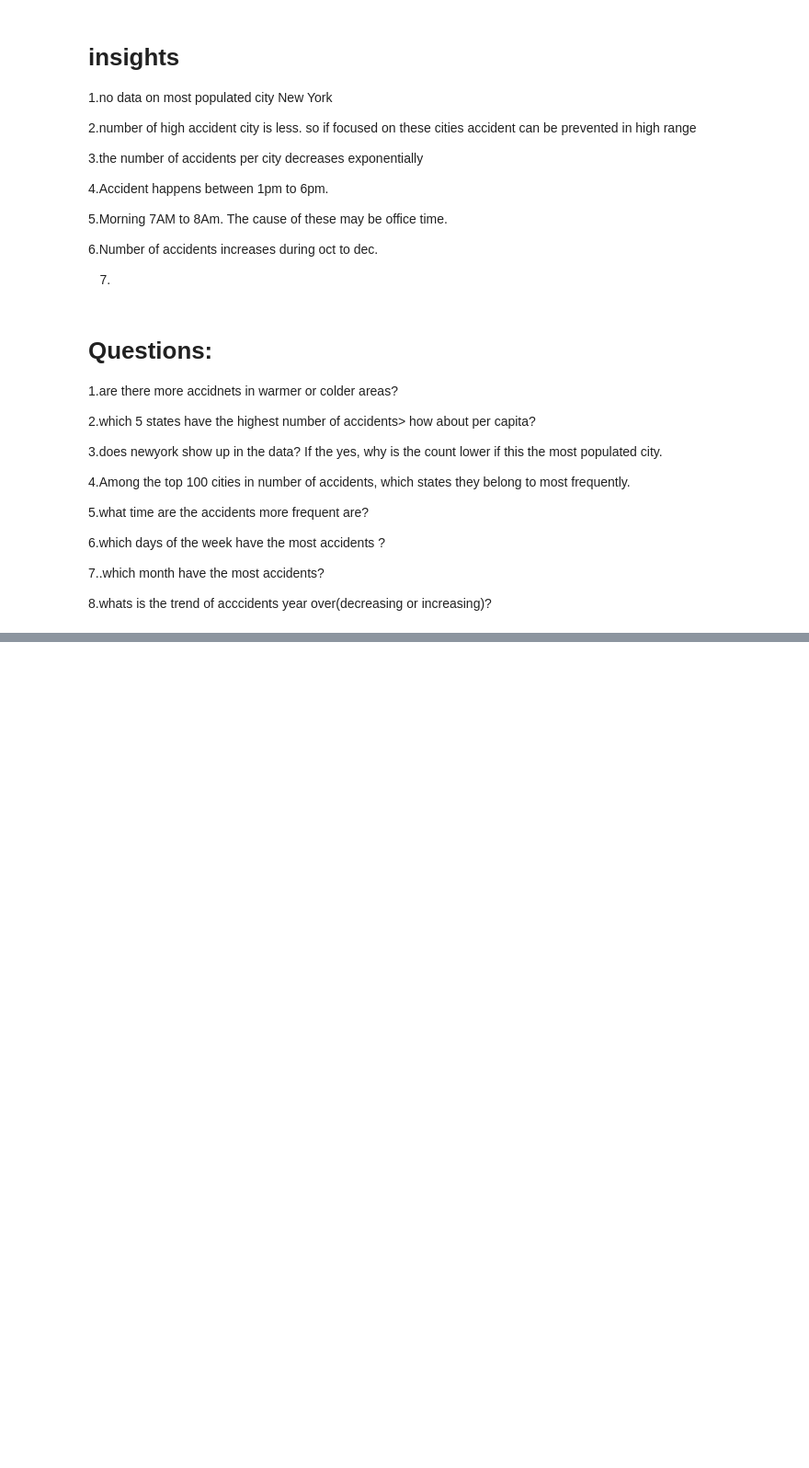
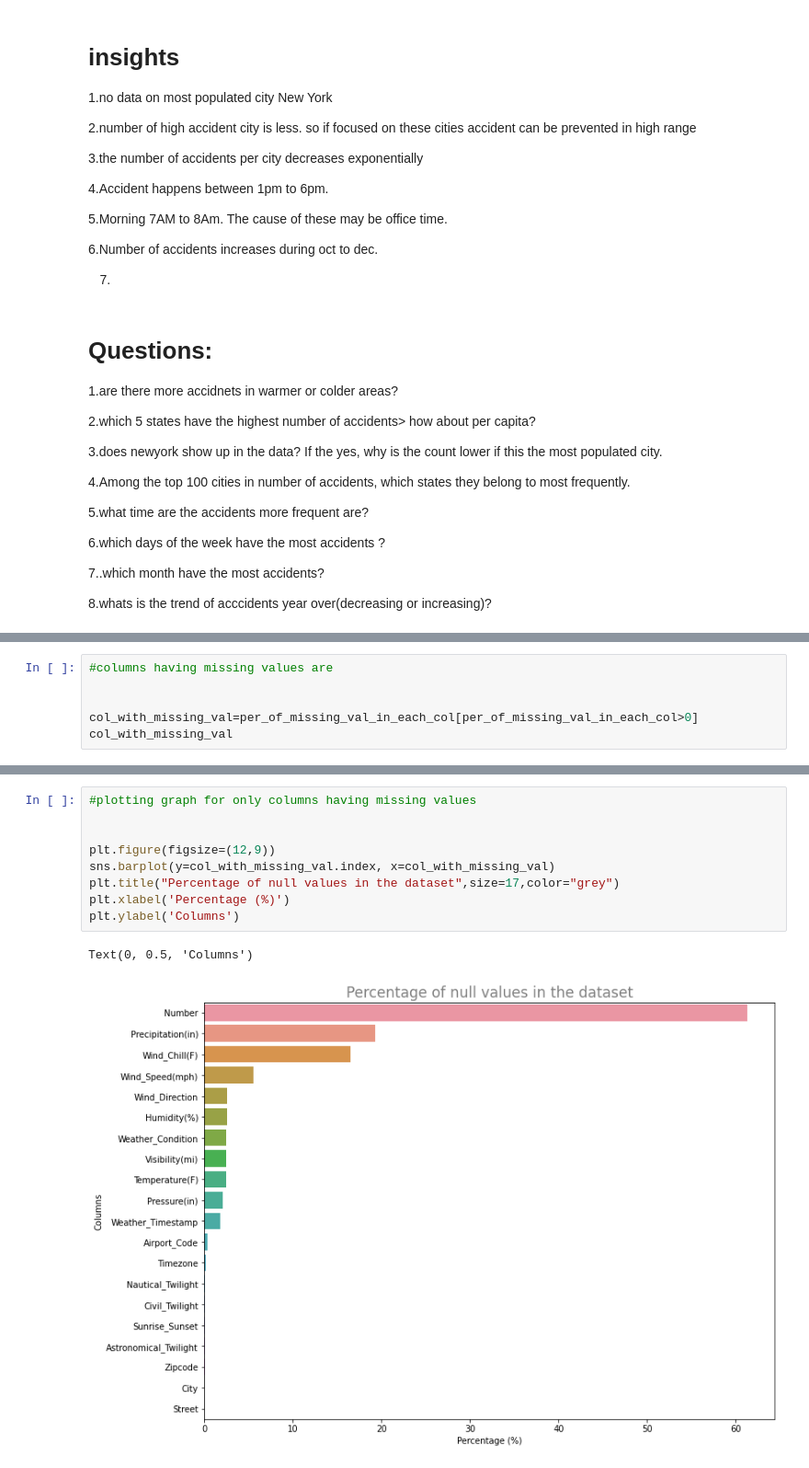
Before and after one commit to anand1994sp/My-first-repository, a Jupyter notebook: EDA_PROJECT_ON_US_ACCIDENTS2_8_MILLION_RECORDS.ipynb, the cells around one changed output, grey strips where cells are left out. Shown at 92% size. Cells and saved outputs as stored; diff of their text form; blank space fills up the shorter version.

```diff
--- a/EDA_PROJECT_ON_US_ACCIDENTS2_8_MILLION_RECORDS.ipynb
+++ b/EDA_PROJECT_ON_US_ACCIDENTS2_8_MILLION_RECORDS.ipynb
@@ -393,0 +896,6 @@ sns.distplot(df.Start_Time.dt.month,bins=12,norm_hist=True)
+# %%
+#columns having missing values are
+
+
+col_with_missing_val=per_of_missing_val_in_each_col[per_of_missing_val_in_each_col>0]
+col_with_missing_val
@@ -393,0 +920,12 @@ sns.distplot(df.Start_Time.dt.month,bins=12,norm_hist=True)
+# %%
+#plotting graph for only columns having missing values
+
+
+plt.figure(figsize=(12,9))
+sns.barplot(y=col_with_missing_val.index, x=col_with_missing_val)
+plt.title("Percentage of null values in the dataset",size=17,color="grey")
+plt.xlabel('Percentage (%)')
+plt.ylabel('Columns')
+# %% [output]
+Text(0, 0.5, 'Columns')
+[figure, added]
```
Also changed, not shown: parts of 130 cells of this notebook.
